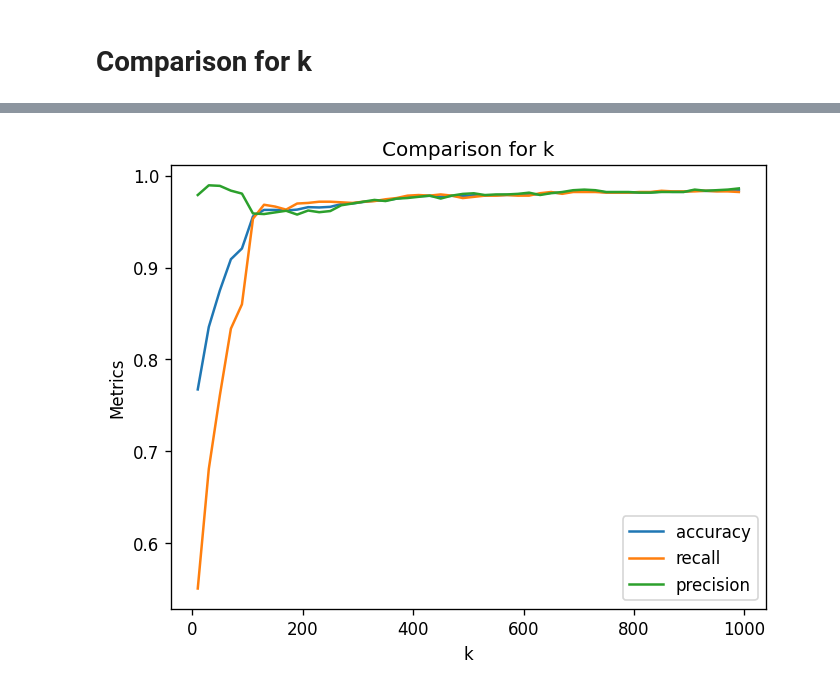
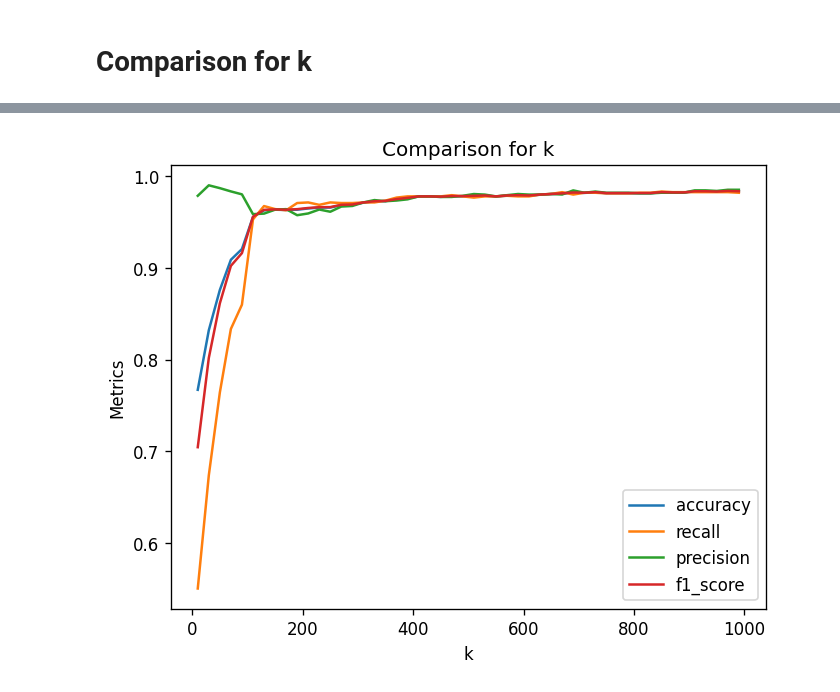
Before and after one commit to uhSuiL/TextMining, a Jupyter notebook: HW2/plot.ipynb, the cells around one changed output, grey strips where cells are left out. Drawn from its saved outputs; the diff is of its cells as text; code cells hidden in the pictures.

```diff
--- a/HW2/plot.ipynb
+++ b/HW2/plot.ipynb
@@ -80,20 +82,22 @@ models_metrics_2
 # %%
 figure = plt.figure(dpi=120)
 
 accuracy_2 = [metrics[0] for metrics in models_metrics_2.values()]
 recall_2 = [metrics[1] for metrics in models_metrics_2.values()]
 precision_2 = [metrics[2] for metrics in models_metrics_2.values()]
+f1_score_2 = [metrics[3] for metrics in models_metrics_2.values()]
 
 x_2 = [k for k in range(1000)[10::20]]
 
 plt.plot(x_2, accuracy_2, label="accuracy")
 plt.plot(x_2, recall_2, label="recall")
 plt.plot(x_2, precision_2, label="precision")
+plt.plot(x_2, f1_score_2, label="f1_score")
 
 plt.title("Comparison for k")
 plt.ylabel("Metrics")
 plt.xlabel("k")
 plt.legend()
 plt.savefig("./img/comparison_for_k.png")
 # %% [output]
-[figure, old version]
+[figure, new version]
```
Also changed, not shown: parts of 3 cells of this notebook, 5 other files.
